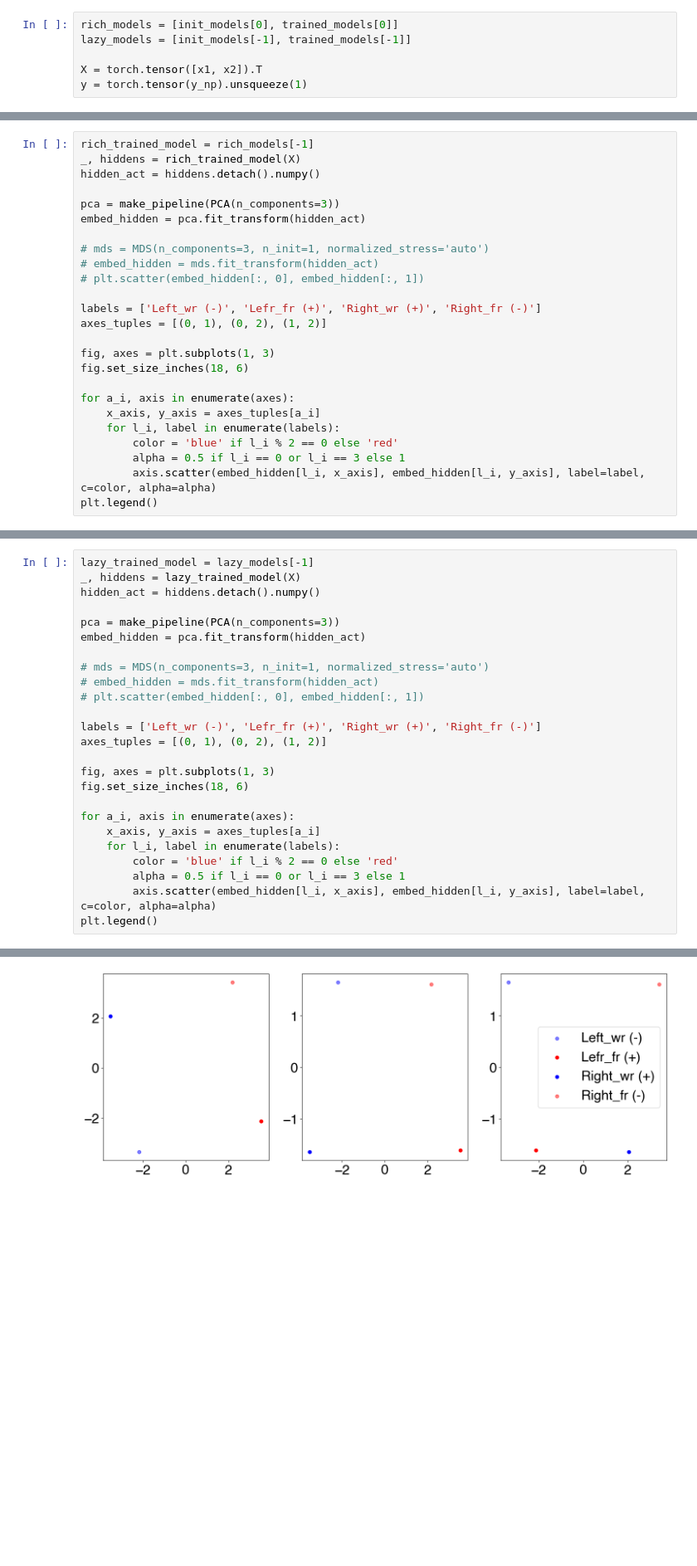
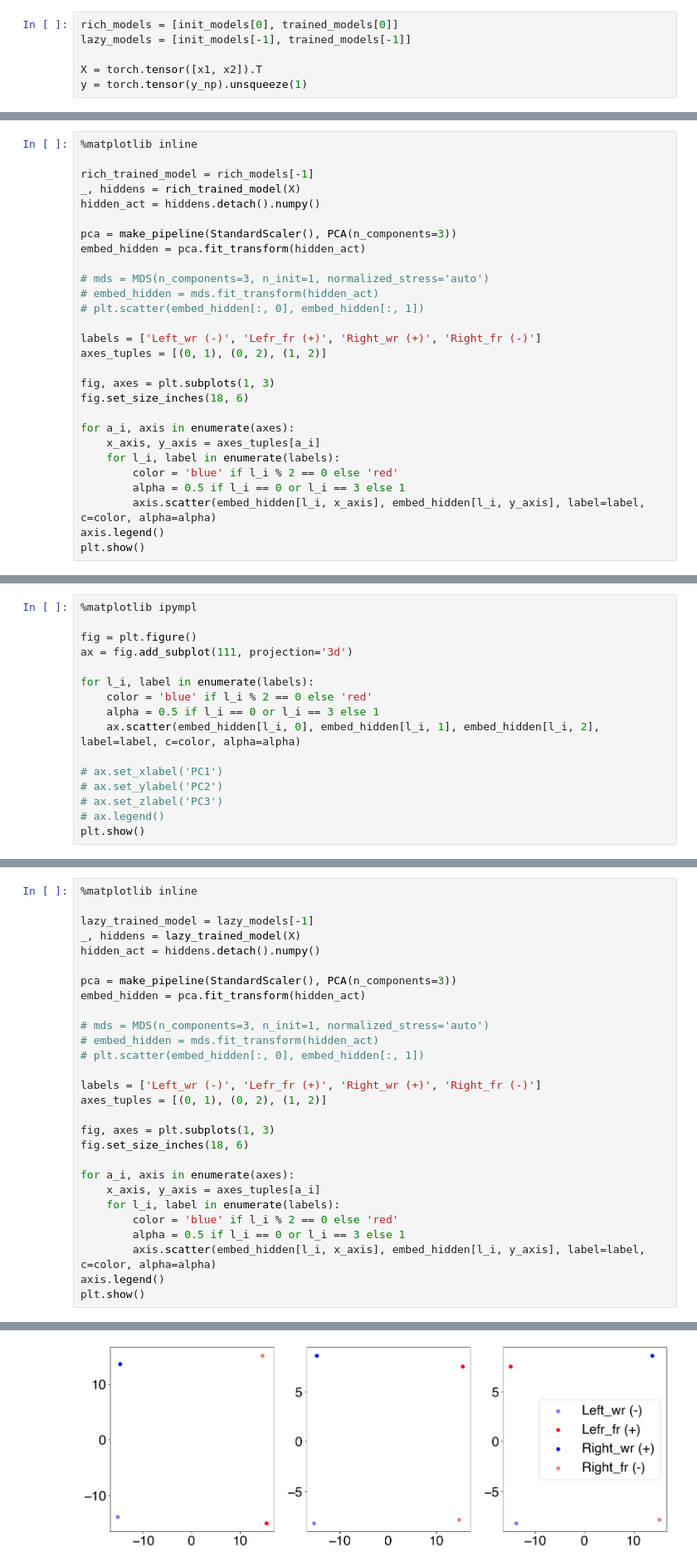
Before and after one commit to vandermeerlab/replay_task_rep, a Jupyter notebook: simulations/Fig4_splitting_sim.ipynb, the cells around one changed output, grey strips where cells are left out. Shown at 83% size. Cells and saved outputs as stored; diff of their text form; blank space fills up the shorter version.

```diff
--- a/simulations/Fig4_splitting_sim.ipynb
+++ b/simulations/Fig4_splitting_sim.ipynb
@@ -104,11 +105,13 @@ fig.savefig("rich_lazy_splitting.svg")
 # %% [output]
 [figure]
 # %%
+%matplotlib inline
+
 rich_trained_model = rich_models[-1]
 _, hiddens = rich_trained_model(X)
 hidden_act = hiddens.detach().numpy()
 
-pca = make_pipeline(PCA(n_components=3))
+pca = make_pipeline(StandardScaler(), PCA(n_components=3))
 embed_hidden = pca.fit_transform(hidden_act)
 
 # mds = MDS(n_components=3, n_init=1, normalized_stress='auto')
@@ -127,5 +130,6 @@ for a_i, axis in enumerate(axes):
         color = 'blue' if l_i % 2 == 0 else 'red'
         alpha = 0.5 if l_i == 0 or l_i == 3 else 1
         axis.scatter(embed_hidden[l_i, x_axis], embed_hidden[l_i, y_axis], label=label, c=color, alpha=alpha)
-plt.legend()
+axis.legend()
+plt.show()
 # %% [output]
@@ -133,0 +137,16 @@ plt.legend()
+# %%
+%matplotlib ipympl
+
+fig = plt.figure()
+ax = fig.add_subplot(111, projection='3d')
+
+for l_i, label in enumerate(labels):
+    color = 'blue' if l_i % 2 == 0 else 'red'
+    alpha = 0.5 if l_i == 0 or l_i == 3 else 1
+    ax.scatter(embed_hidden[l_i, 0], embed_hidden[l_i, 1], embed_hidden[l_i, 2], label=label, c=color, alpha=alpha)
+
+# ax.set_xlabel('PC1')
+# ax.set_ylabel('PC2')
+# ax.set_zlabel('PC3')
+# ax.legend()
+plt.show()
@@ -134,9 +155,11 @@ plt.legend()
 # %%
+%matplotlib inline
+
 lazy_trained_model = lazy_models[-1]
 _, hiddens = lazy_trained_model(X)
 hidden_act = hiddens.detach().numpy()
 
-pca = make_pipeline(PCA(n_components=3))
+pca = make_pipeline(StandardScaler(), PCA(n_components=3))
 embed_hidden = pca.fit_transform(hidden_act)
 
 # mds = MDS(n_components=3, n_init=1, normalized_stress='auto')
@@ -155,5 +178,6 @@ for a_i, axis in enumerate(axes):
         color = 'blue' if l_i % 2 == 0 else 'red'
         alpha = 0.5 if l_i == 0 or l_i == 3 else 1
         axis.scatter(embed_hidden[l_i, x_axis], embed_hidden[l_i, y_axis], label=label, c=color, alpha=alpha)
-plt.legend()
+axis.legend()
+plt.show()
 # %% [output]
@@ -161 +184 @@ plt.legend()
-[figure, old version]
+[figure, new version]
```
Also changed, not shown: parts of 5 cells of this notebook.
